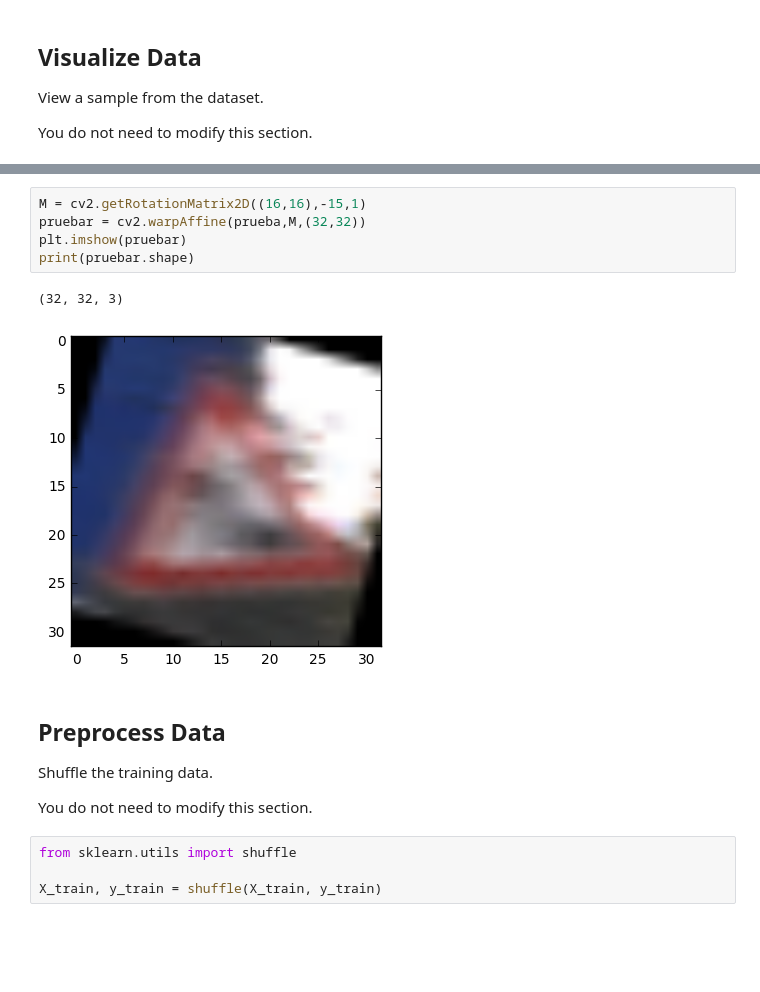
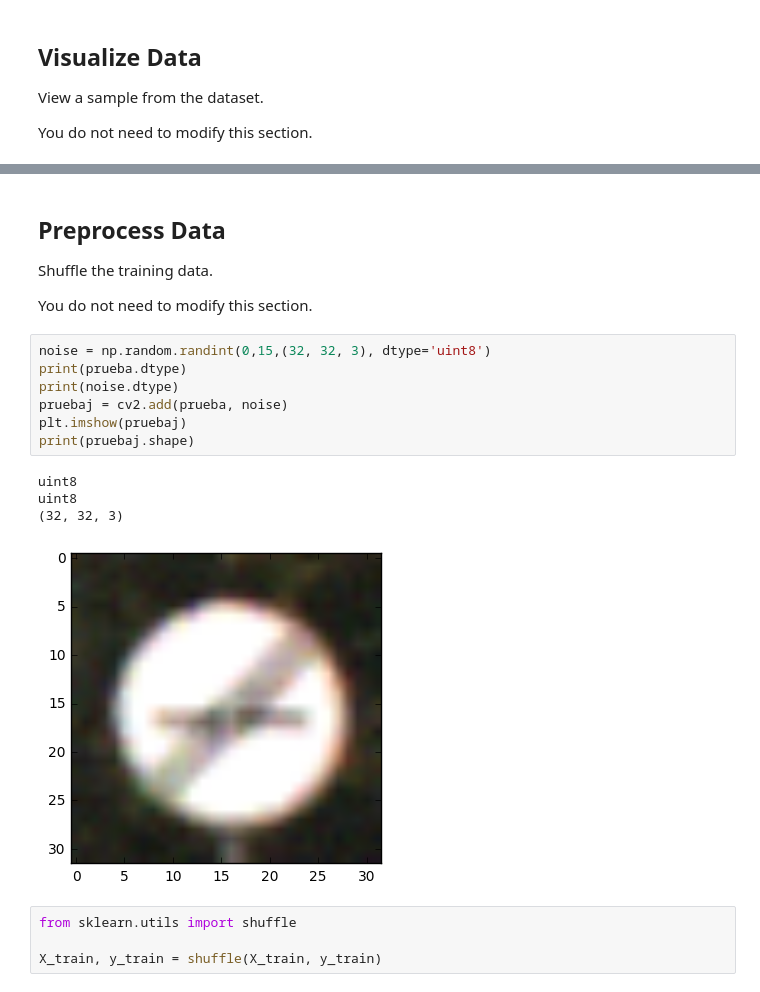
Before and after one commit to ddrm86/udacity-selfdriving-p2, a Jupyter notebook: LeNet-Lab-Solution.ipynb, the cells around one changed output, grey strips where cells are left out. Cells and saved outputs as stored; diff of their text form; blank space fills up the shorter version.

```diff
--- a/LeNet-Lab-Solution.ipynb
+++ b/LeNet-Lab-Solution.ipynb
@@ -122,17 +135,21 @@ plt.imshow(prueba)
-# %%
-M = cv2.getRotationMatrix2D((16,16),-15,1)
-pruebar = cv2.warpAffine(prueba,M,(32,32))
-plt.imshow(pruebar)
-print(pruebar.shape)
-# %% [output]
-(32, 32, 3)
-[figure, removed]
 # %% [markdown]
 ## Preprocess Data
 
 Shuffle the training data.
 
 You do not need to modify this section.
+# %%
+noise = np.random.randint(0,15,(32, 32, 3), dtype='uint8')
+print(prueba.dtype)
+print(noise.dtype)
+pruebaj = cv2.add(prueba, noise)
+plt.imshow(pruebaj)
+print(pruebaj.shape)
+# %% [output]
+uint8
+uint8
+(32, 32, 3)
+[figure, added]
 # %%
 from sklearn.utils import shuffle
 
```
Also changed, not shown: parts of 5 cells of this notebook.
